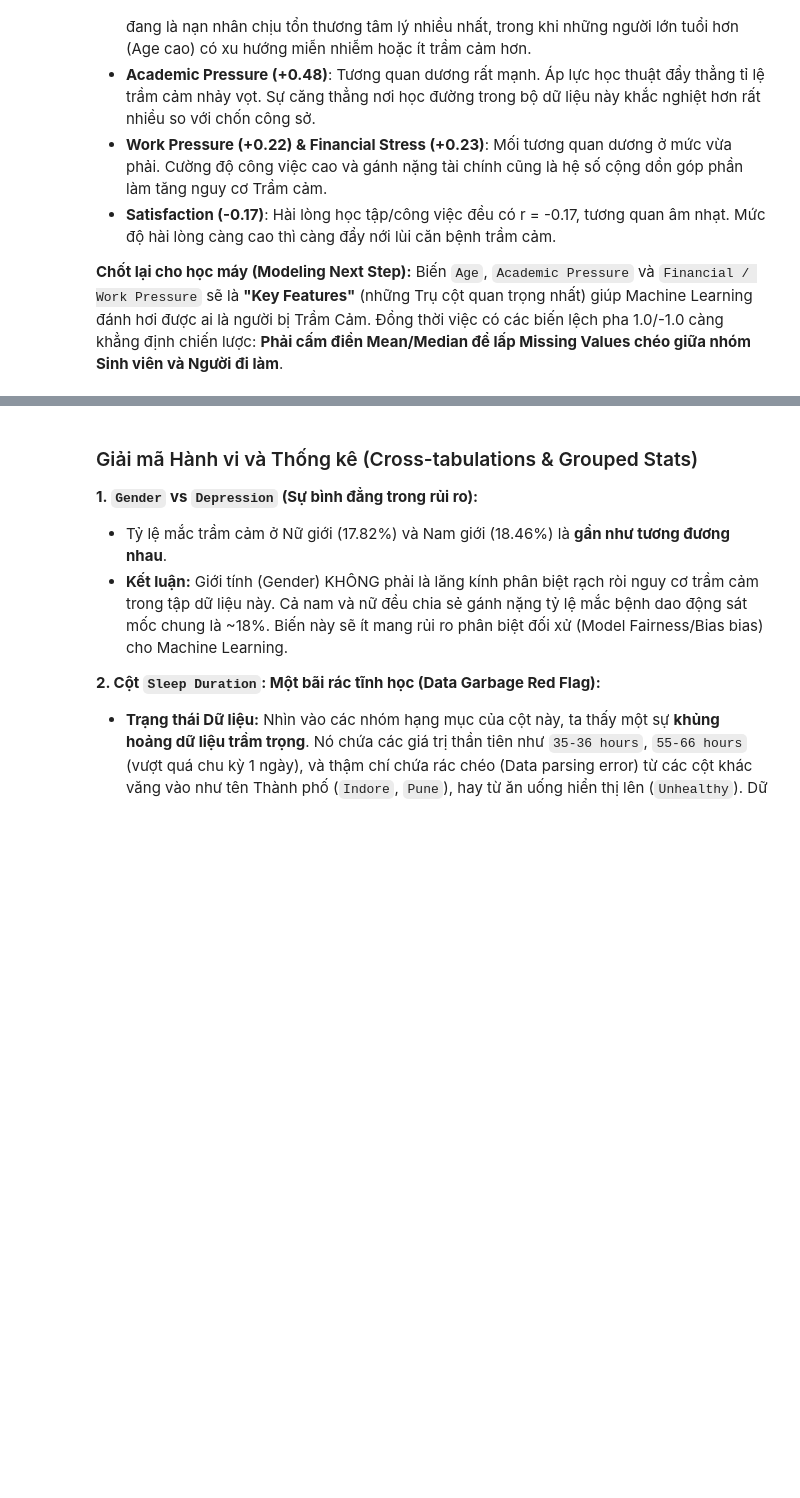
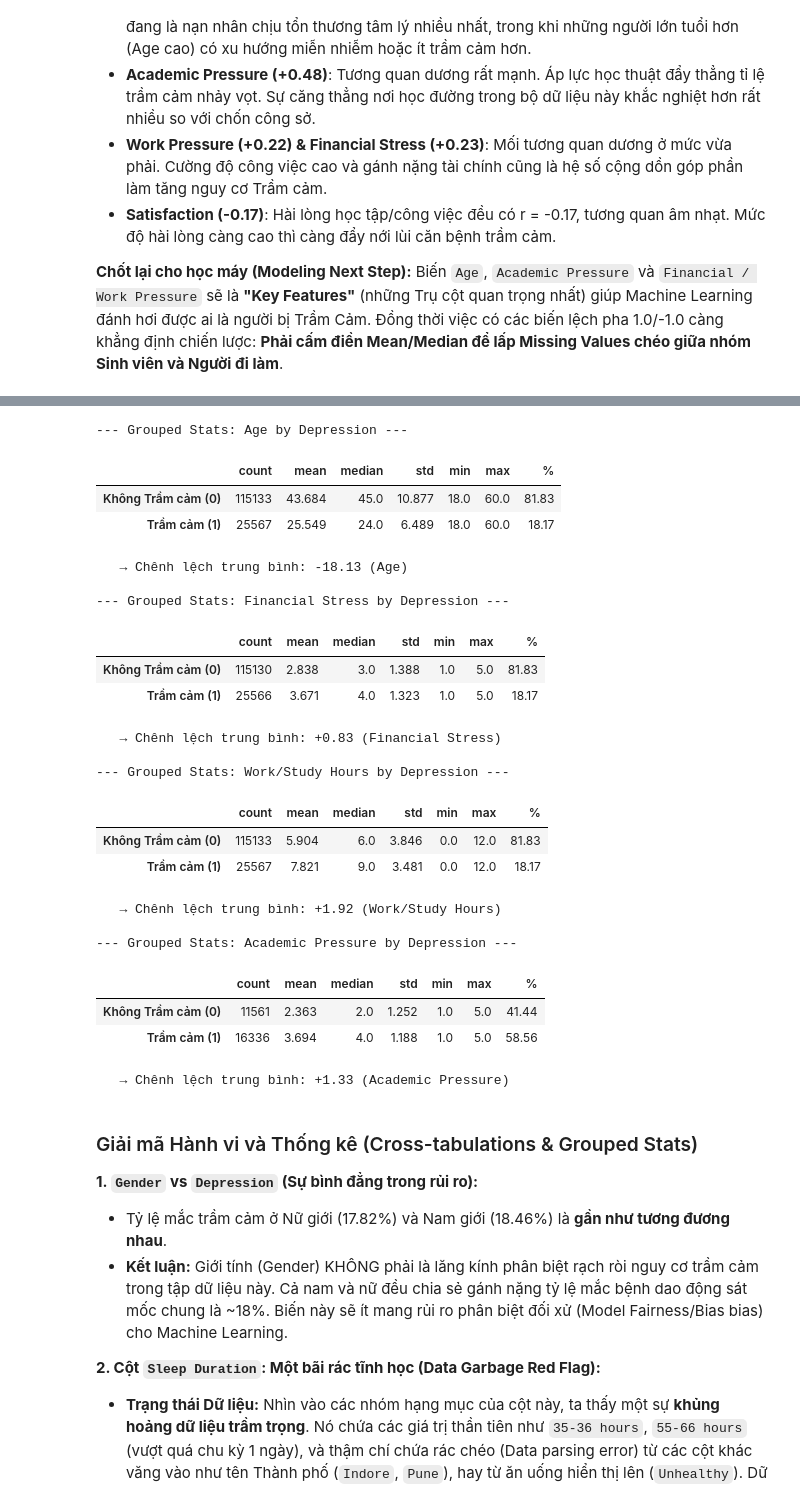
Before and after one commit to s4lt1f0l/Exploring-Mental-Health-Data, a Jupyter notebook: notebooks/01_eda.ipynb, the cells around one changed output, grey strips where cells are left out. Cells and saved outputs as stored; diff of their text form; code cells hidden in the pictures; blank space fills up the shorter version.

```diff
--- a/notebooks/01_eda.ipynb
+++ b/notebooks/01_eda.ipynb
@@ -612,8 +585,0 @@ for cat in cat_examples:
-# %%
-# Grouped stats
-# Group numerical x categorical combinations
-num_examples = ['Age', 'Financial Stress']
-for num in num_examples:
-    if num in df_clean.columns and target_col in df_clean.columns:
-        print(f"\n--- Grouped Stats: {num} by {target_col} ---")
-        display(df_clean.groupby(target_col)[num].agg(['mean', 'median', 'std', 'max']))
@@ -631,3 +675,59 @@ for num in num_examples:
+# %%
+# Grouped Stats cho các biến numerical × target
+num_examples = ['Age', 'Financial Stress', 'Work/Study Hours', 'Academic Pressure']
+
+for num in num_examples:
+    if num not in df_clean.columns:
+        continue
+
+    # Tính stats theo nhóm Depression
+    grouped = df_clean.groupby(target_col)[num].agg(
+        count='count',
+        mean='mean',
+        median='median',
+        std='std',
+        min='min',
+        max='max'
+    )
+
+    # Thêm % để so sánh
+    grouped['%'] = (grouped['count'] / grouped['count'].sum() * 100).round(2)
+
+    # Đổi tên index cho đẹp
+    grouped.index = ['Không Trầm cảm (0)', 'Trầm cảm (1)']
+
+    print(f"\n--- Grouped Stats: {num} by Depression ---")
+    display(grouped.round(3))
+
+    # Tính chênh lệch mean
+    mean_0 = grouped.loc['Không Trầm cảm (0)', 'mean']
+    mean_1 = grouped.loc['Trầm cảm (1)', 'mean']
+    diff = mean_1 - mean_0
+    print(f"   → Chênh lệch trung bình: {diff:+.2f} ({num})")
+# %% [output]
+--- Grouped Stats: Age by Depression ---
+|  | count | mean | median | std | min | max | % |
+| Không Trầm cảm (0) | 115133 | 43.684 | 45.0 | 10.877 | 18.0 | 60.0 | 81.83 |
+| Trầm cảm (1) | 25567 | 25.549 | 24.0 | 6.489 | 18.0 | 60.0 | 18.17 |
+   → Chênh lệch trung bình: -18.13 (Age)
+
+--- Grouped Stats: Financial Stress by Depression ---
+|  | count | mean | median | std | min | max | % |
+| Không Trầm cảm (0) | 115130 | 2.838 | 3.0 | 1.388 | 1.0 | 5.0 | 81.83 |
+| Trầm cảm (1) | 25566 | 3.671 | 4.0 | 1.323 | 1.0 | 5.0 | 18.17 |
+   → Chênh lệch trung bình: +0.83 (Financial Stress)
+
+--- Grouped Stats: Work/Study Hours by Depression ---
+|  | count | mean | median | std | min | max | % |
+| Không Trầm cảm (0) | 115133 | 5.904 | 6.0 | 3.846 | 0.0 | 12.0 | 81.83 |
+| Trầm cảm (1) | 25567 | 7.821 | 9.0 | 3.481 | 0.0 | 12.0 | 18.17 |
+   → Chênh lệch trung bình: +1.92 (Work/Study Hours)
+
+--- Grouped Stats: Academic Pressure by Depression ---
+|  | count | mean | median | std | min | max | % |
+| Không Trầm cảm (0) | 11561 | 2.363 | 2.0 | 1.252 | 1.0 | 5.0 | 41.44 |
+| Trầm cảm (1) | 16336 | 3.694 | 4.0 | 1.188 | 1.0 | 5.0 | 58.56 |
+   → Chênh lệch trung bình: +1.33 (Academic Pressure)
 # %% [markdown]
 ### Giải mã Hành vi và Thống kê (Cross-tabulations & Grouped Stats)
 
```
Also changed, not shown: parts of 7 cells of this notebook.
